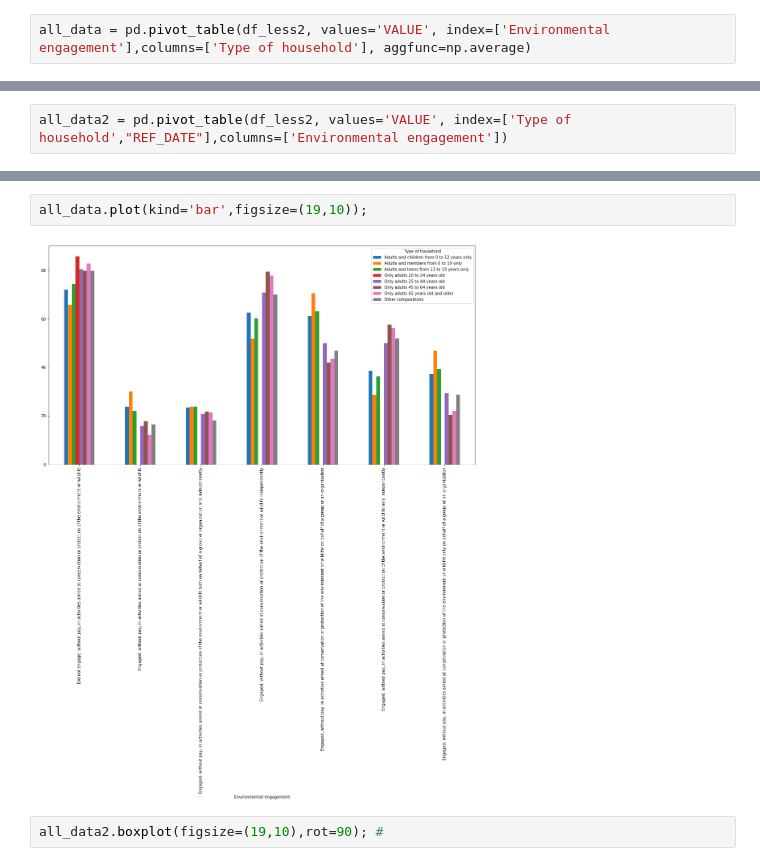
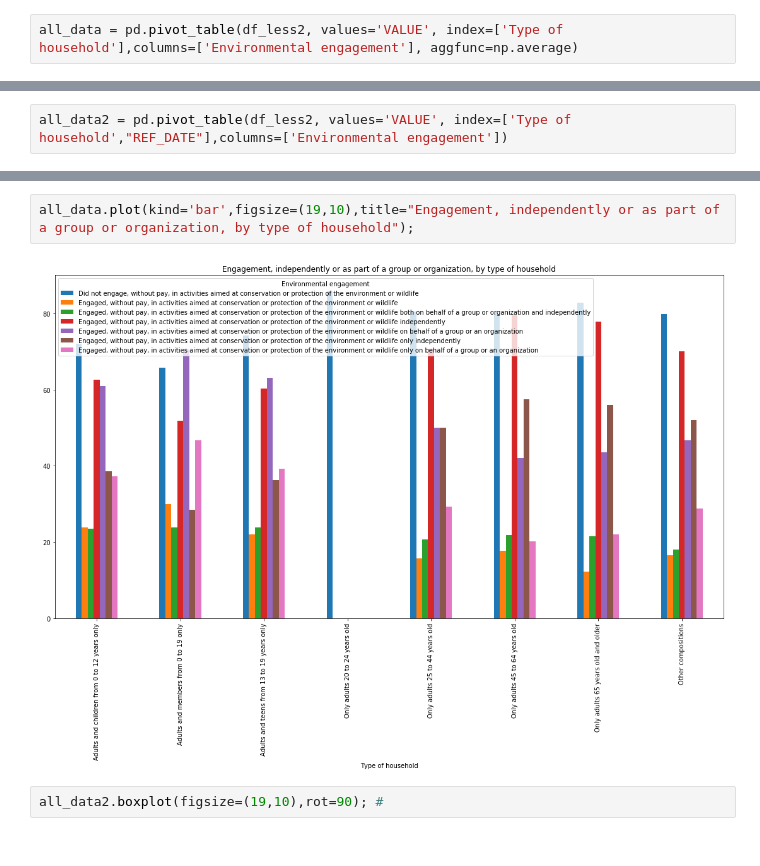
Before and after one commit to callysto/math-sustainability-case-studies, a Jupyter notebook: Case_Studies_Notebooks/EnvironmentalEngagement(byHousehold).ipynb, the cells around one changed output, grey strips where cells are left out. Cells and saved outputs as stored; diff of their text form.

Commit message:
modify pivot tables to get more info from the plot

```diff
--- a/Case_Studies_Notebooks/EnvironmentalEngagement(byHousehold).ipynb
+++ b/Case_Studies_Notebooks/EnvironmentalEngagement(byHousehold).ipynb
@@ -137,7 +137,7 @@ plt.grid(True)
 # %% [output]
 [figure]
 # %%
-all_data = pd.pivot_table(df_less2, values='VALUE', index=['Environmental engagement'],columns=['Type of household'], aggfunc=np.average)
+all_data = pd.pivot_table(df_less2, values='VALUE', index=['Type of household'],columns=['Environmental engagement'], aggfunc=np.average)
 # %%
 all_data
 # %% [output]
@@ -155,7 +177,7 @@ all_data2 = pd.pivot_table(df_less2, values='VALUE', index=['Type of household',
 # %%
-all_data.plot(kind='bar',figsize=(19,10));
+all_data.plot(kind='bar',figsize=(19,10),title="Engagement, independently or as part of a group or organization, by type of household");
 # %% [output]
-[figure, old version]
+[figure, new version]
 # %%
 all_data2.boxplot(figsize=(19,10),rot=90); #
 # %% [output]
```
Also changed, not shown: parts of 2 cells of this notebook.
